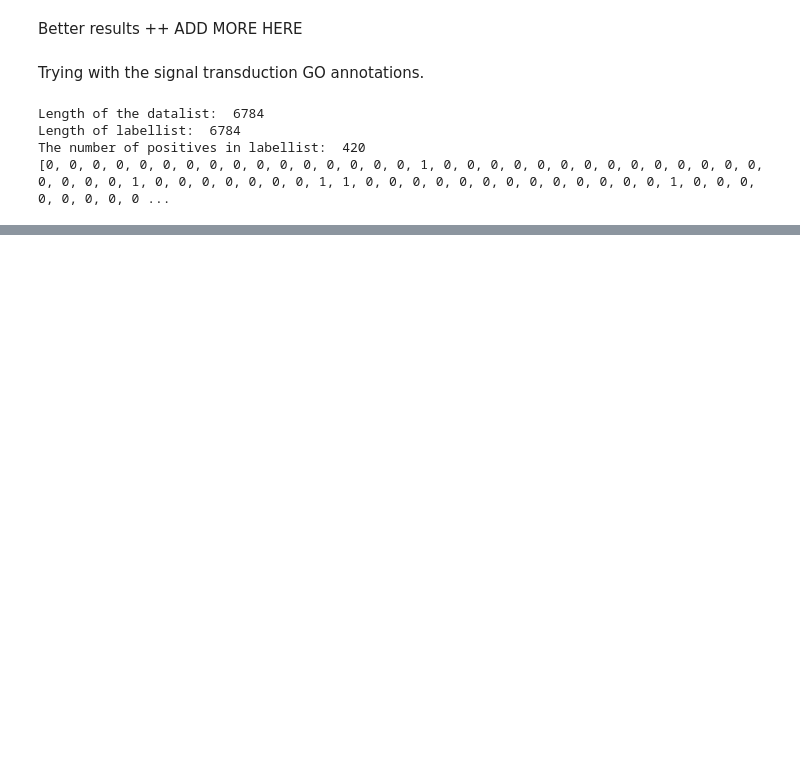
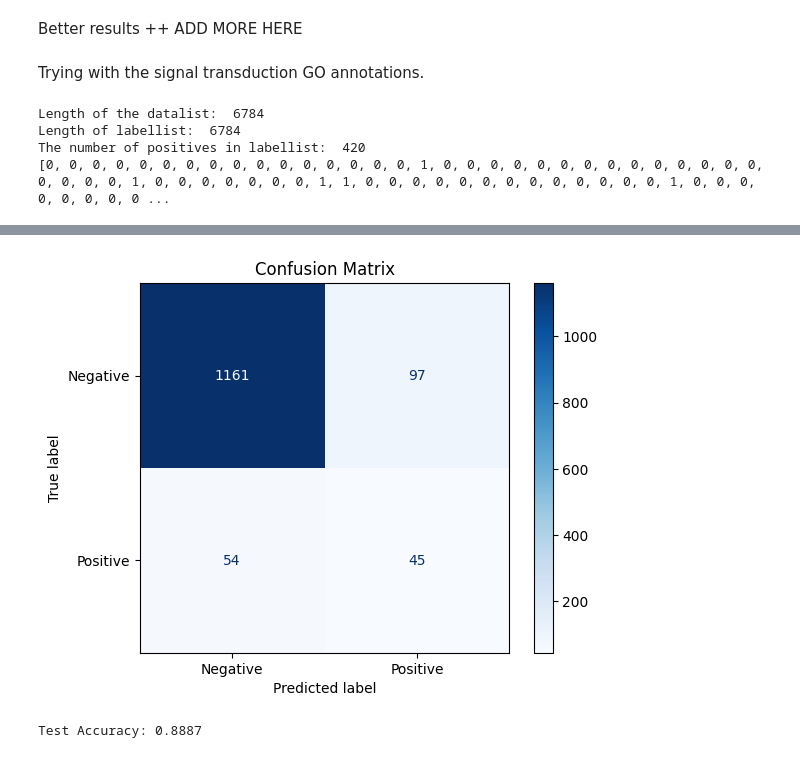
Before and after one commit to anushahulbatte/deeplearning, a Jupyter notebook: Testing_with_GO_annotations.ipynb, the cells around one changed output, grey strips where cells are left out. Drawn from its saved outputs; the diff is of its cells as text; code cells hidden in the pictures; blank space fills up the shorter version.

```diff
--- a/Testing_with_GO_annotations.ipynb
+++ b/Testing_with_GO_annotations.ipynb
@@ -869,0 +871,4 @@ train_data, val_data, test_data, train_labels, val_labels, test_labels = generat
+# %%
+train_data_signal, val_data_signal, test_data_signal, train_labels_signal, val_labels_signal, test_labels_signal = generate_train_val_test(
+    datalist, labellist
+)
@@ -869,0 +893,8 @@ train_data, val_data, test_data, train_labels, val_labels, test_labels = generat
+# %%
+neg_count = len(train_labels_signal) - sum(train_labels_signal)
+pos_count = sum(train_labels_signal)
+print("The number of 0s: ", neg_count)
+print("The number of 1s: ", pos_count) #The number of positively annotated labels
+
+pos_weight = torch.tensor([neg_count / pos_count])  # Weight for positive class
+print(f"Positive class weight: {pos_weight.item():.2f}")  # ~14 for your data (472 pos, 6312 neg)
@@ -869,0 +905,2 @@ train_data, val_data, test_data, train_labels, val_labels, test_labels = generat
+# %%
+criterion = torch.nn.BCEWithLogitsLoss(pos_weight=pos_weight.to(DEVICE))
@@ -869,0 +1195,5 @@ train_data, val_data, test_data, train_labels, val_labels, test_labels = generat
+# %%
+test_cm = evaluate_with_confusion_matrix(model, test_iter_signal)
+# %% [output]
+[figure, added]
+Test Accuracy: 0.8887
```
Also changed, not shown: parts of 7 cells of this notebook.
